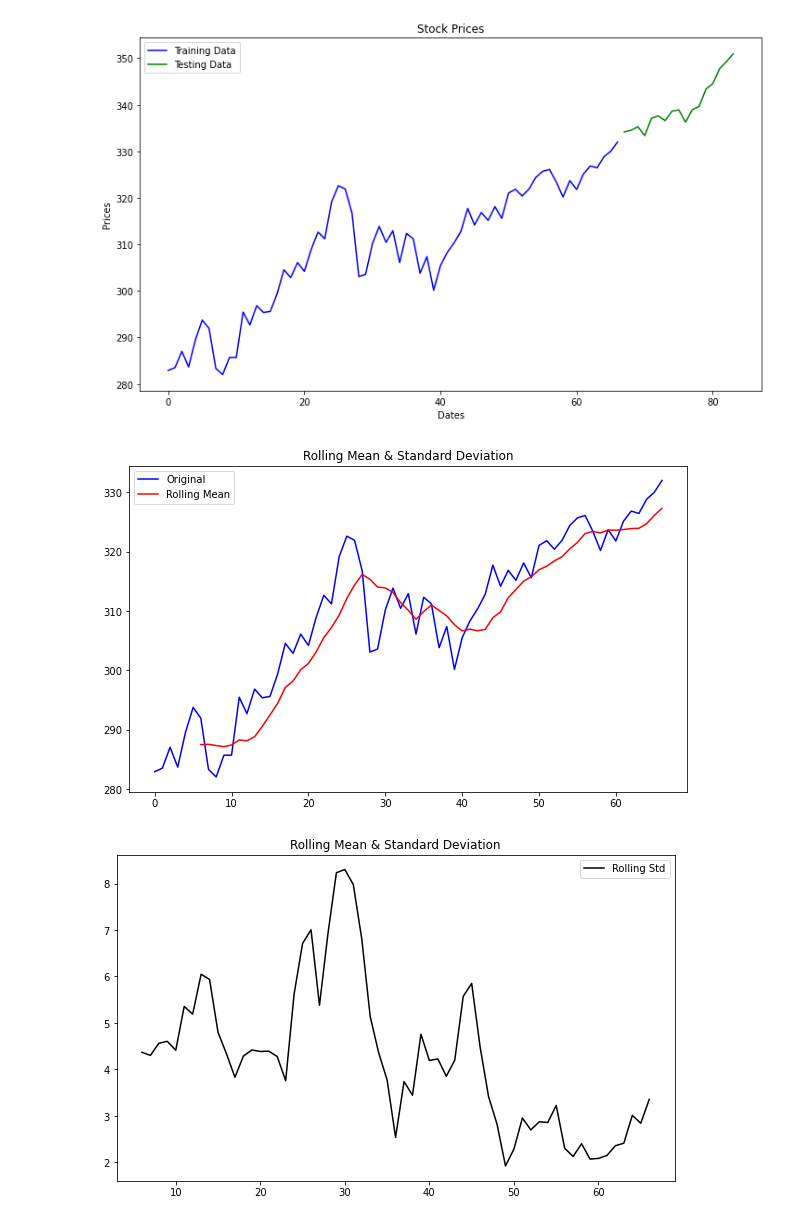
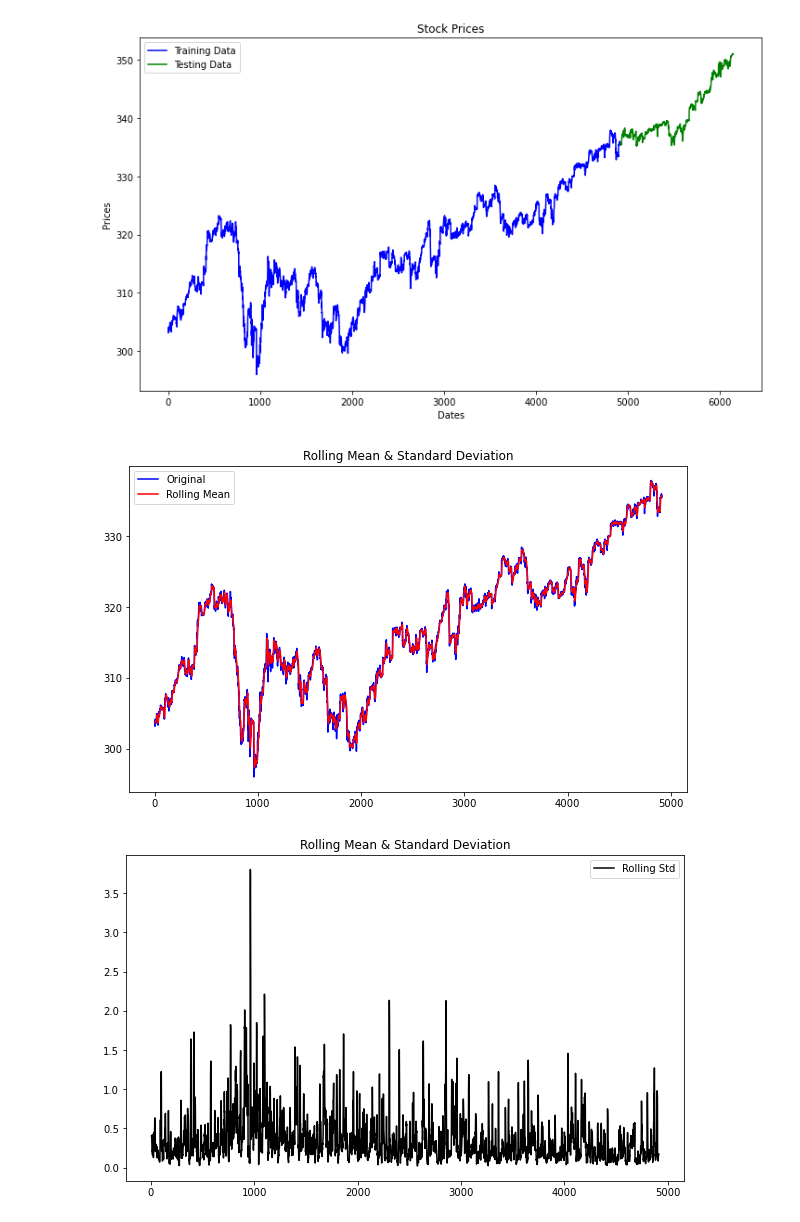
Before and after one commit to GeneMyslinsky/s_predictor, a Jupyter notebook: code/nb/ARIMA_test2.ipynb, the cells around one changed output. Saved outputs shown, nothing was run; the diff lists cells and outputs as text; code cells hidden in the pictures.

```diff
--- a/code/nb/ARIMA_test2.ipynb
+++ b/code/nb/ARIMA_test2.ipynb
@@ -2,7 +2,7 @@
 import pandas as pd, numpy as np, matplotlib.pyplot as plt
 from statsmodels.tsa.stattools import adfuller
 # %%
-df = pd.read_csv('SPY_bar_sample.csv')
+df = pd.read_csv('SPY_bar_sample_10min.csv')
 display(df)
 dfug = df
 display(dfug)
@@ -80,7 +80,7 @@ Critical Value (10%)           -2.590724
 dtype: float64
-[figure, old version]
+[figure, new version]
-[figure, old version]
+[figure, new version]
-[figure, old version]
+[figure, new version]
 # %%
 from sktime.datasets import load_airline
 from sktime.forecasting.model_selection import temporal_train_test_split
```
Also changed, not shown: parts of 3 cells of this notebook, 28 other files.
